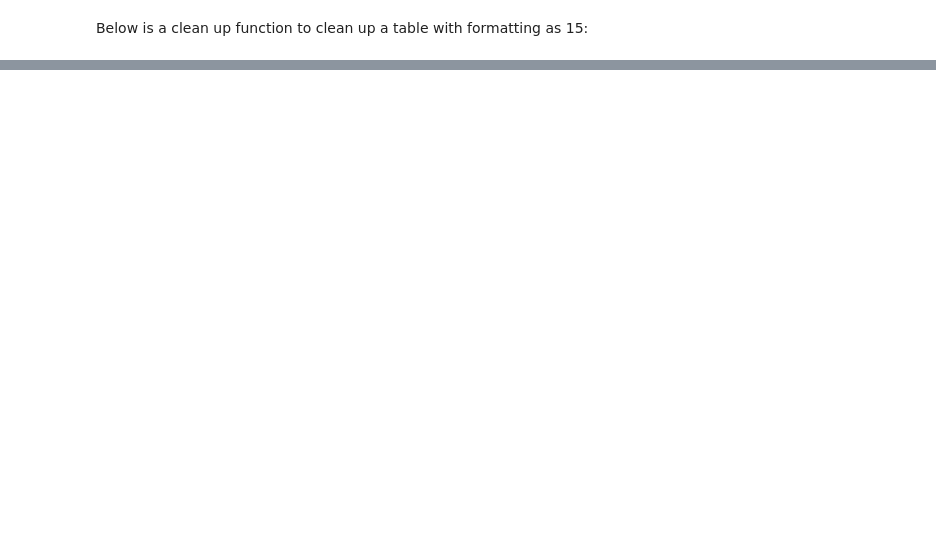
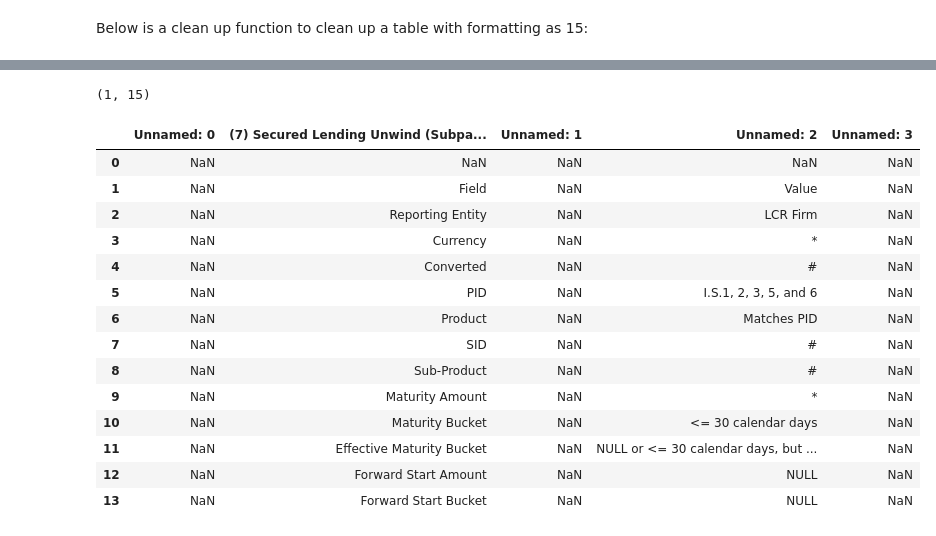
Before and after one commit to cathykiriakos/Data-Science-Practicum-1-2052a-Rules-Web-Scraping-, a Jupyter notebook: MSDS 692 X40 Data Science Practicum_Web Scraping 2052a Rules .ipynb, the cells around one changed output, grey strips where cells are left out. Cells and saved outputs as stored; diff of their text form; code cells hidden in the pictures; blank space fills up the shorter version.

```diff
--- a/MSDS 692 X40 Data Science Practicum_Web Scraping 2052a Rules .ipynb
+++ b/MSDS 692 X40 Data Science Practicum_Web Scraping 2052a Rules .ipynb
@@ -357,0 +634,23 @@ def basicTable(df):
+# %%
+HQLA5.shape
+# %% [output]
+(1, 15)
+# %%
+HQLA6 = df_2052a[7]
+HQLA6
+# %% [output]
+|  | Unnamed: 0 | (7) Secured Lending Unwind (Subpa... | Unnamed: 1 | Unnamed: 2 | Unnamed: 3 |
+| 0 | NaN | NaN | NaN | NaN | NaN |
+| 1 | NaN | Field | NaN | Value | NaN |
+| 2 | NaN | Reporting Entity | NaN | LCR Firm | NaN |
+| 3 | NaN | Currency | NaN | * | NaN |
+| 4 | NaN | Converted | NaN | # | NaN |
+| 5 | NaN | PID | NaN | I.S.1, 2, 3, 5, and 6 | NaN |
+| 6 | NaN | Product | NaN | Matches PID | NaN |
+| 7 | NaN | SID | NaN | # | NaN |
+| 8 | NaN | Sub‐Product | NaN | # | NaN |
+| 9 | NaN | Maturity Amount | NaN | * | NaN |
+| 10 | NaN | Maturity Bucket | NaN | <= 30 calendar days | NaN |
+| 11 | NaN | Effective Maturity Bucket | NaN | NULL or <= 30 calendar days, but ... | NaN |
+| 12 | NaN | Forward Start Amount | NaN | NULL | NaN |
+| 13 | NaN | Forward Start Bucket | NaN | NULL | NaN |
```
Also changed, not shown: parts of 76 cells of this notebook.
